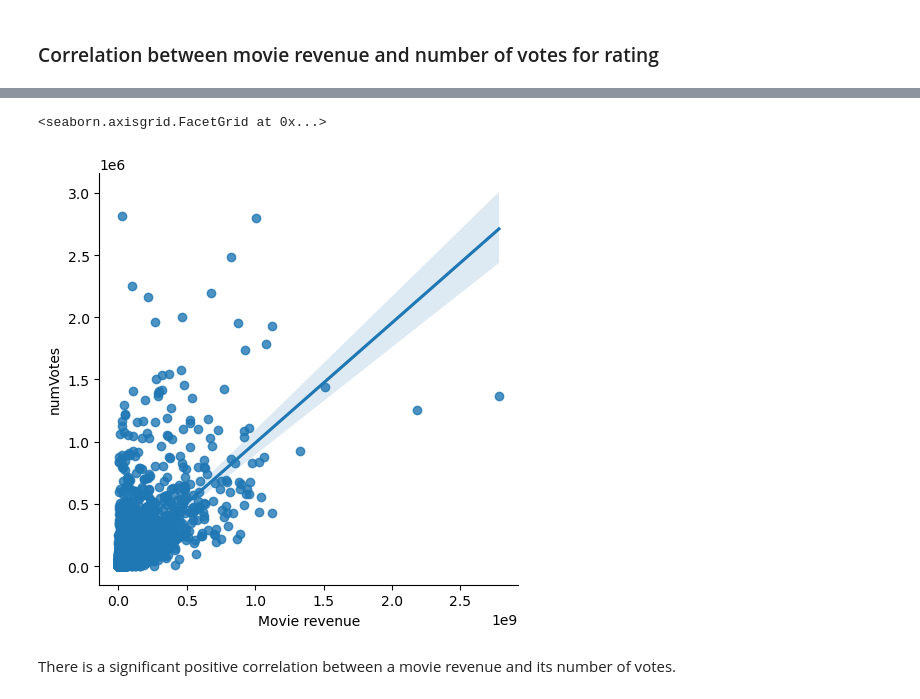
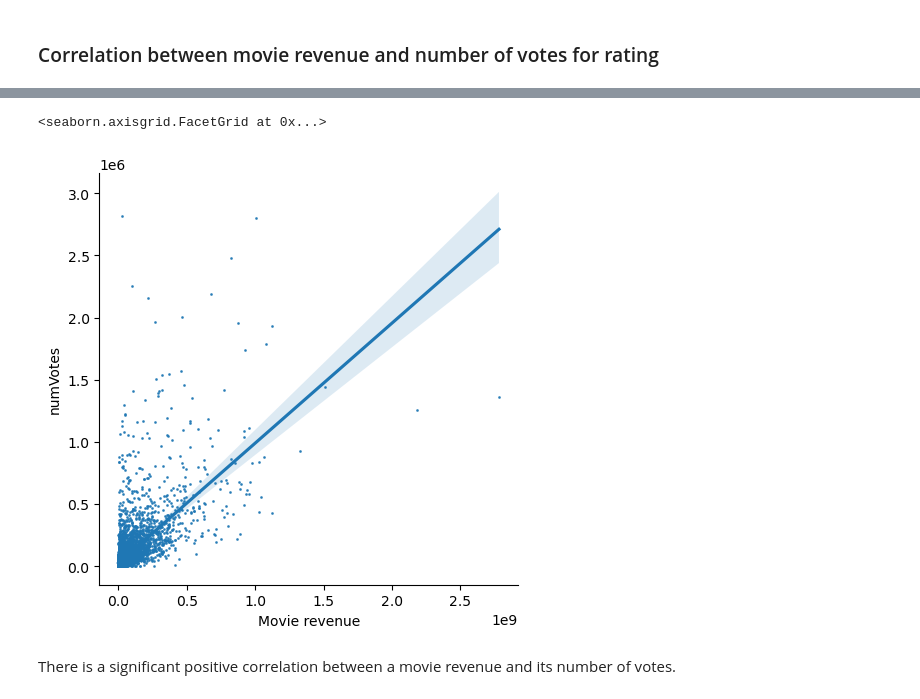
Before and after one commit to epfl-ada/ada-2023-project-workingteam2023, a Jupyter notebook: exploration/main.ipynb, the cells around one changed output, grey strips where cells are left out. Saved outputs shown, nothing was run; the diff lists cells and outputs as text; code cells hidden in the pictures.

```diff
--- a/exploration/main.ipynb
+++ b/exploration/main.ipynb
@@ -610,7 +607,7 @@ print("Percentage of movies for which we have both informations: ", len(df2) / l
 print("Person correlation between movie revenue and numVotes: ", stats.pearsonr(df2['Movie revenue'], df2['numVotes']), '\n', '\n')
 
 # Plot the correlation between the movie revenue and the average rating
-sns.lmplot(x='Movie revenue', y='numVotes', data=df2)
+sns.lmplot(x='Movie revenue', y='numVotes', data=df2, scatter_kws={"s": 1})
 # %% [output]
 Percentage of movies for which we have both informations:  0.10183384103448698
 
@@ -619,5 +616,5 @@ Person correlation between movie revenue and numVotes:  PearsonRResult(statistic
 <seaborn.axisgrid.FacetGrid at 0x...>
-[figure, old version]
+[figure, new version]
 # %% [markdown]
 There is a significant positive correlation between a movie revenue and its number of votes.
 # %% [markdown]
```
Also changed, not shown: parts of 8 cells of this notebook.
